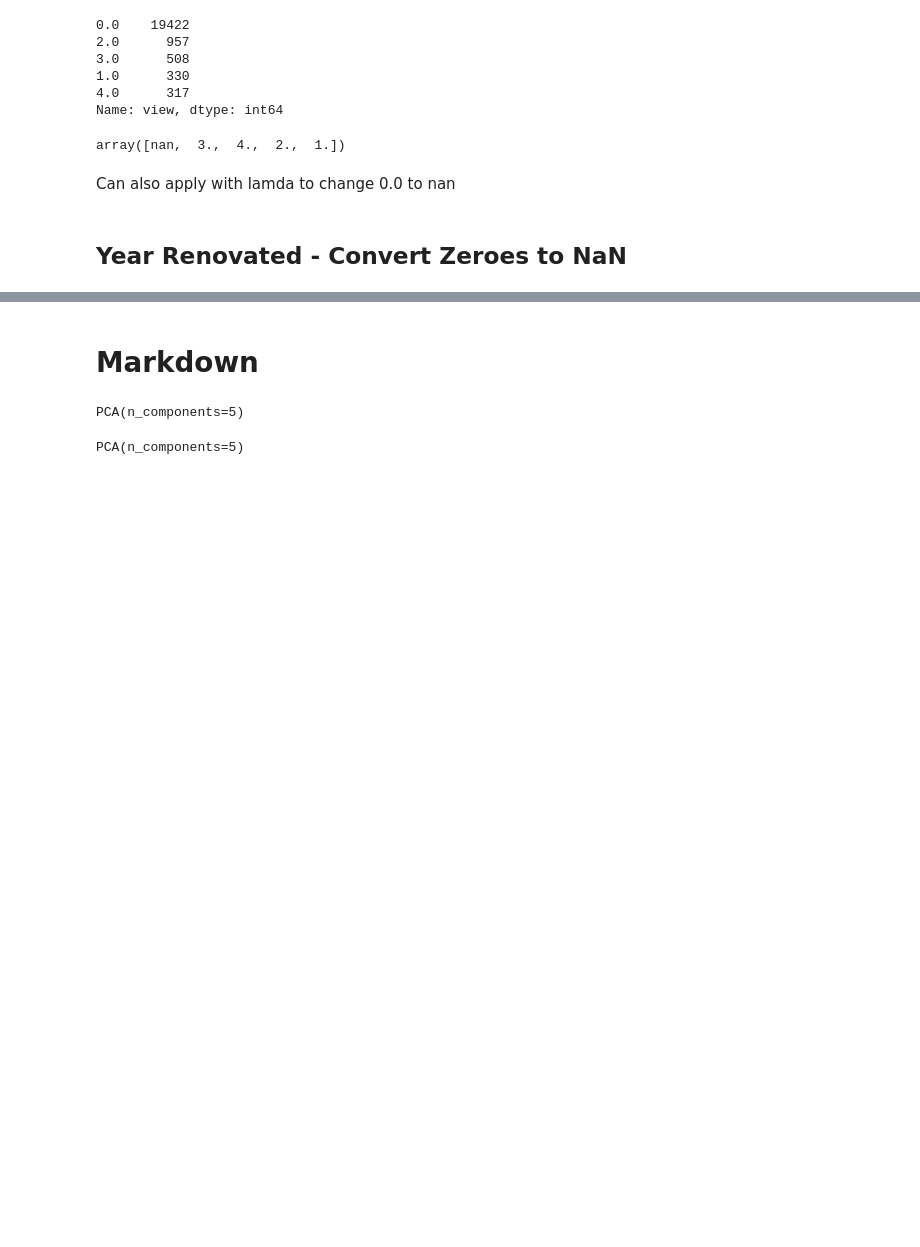
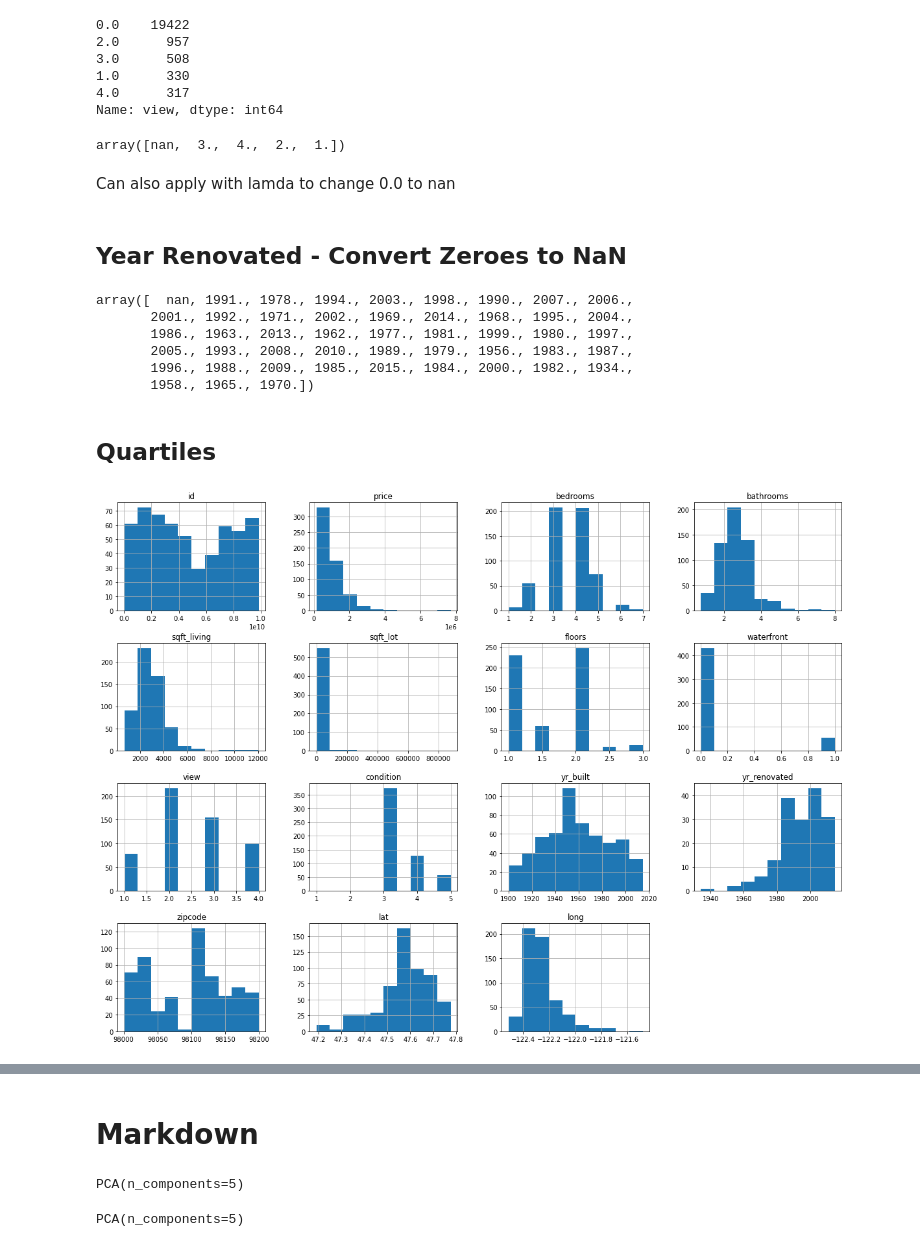
Before and after one commit to mattblasa/King-County-House-Prediction-2021, a Jupyter notebook: KC_EDA.ipynb, the cells around one changed output, grey strips where cells are left out. Saved outputs shown, nothing was run; the diff lists cells and outputs as text; code cells hidden in the pictures; blank space fills up the shorter version.

Commit message:
Quartile Range

```diff
--- a/KC_EDA.ipynb
+++ b/KC_EDA.ipynb
@@ -259,3 +259,21 @@ array([nan,  3.,  4.,  2.,  1.])
 Can also apply with lamda to change 0.0 to nan
 # %% [markdown]
 ## Year Renovated - Convert Zeroes to NaN
+# %%
+df2.loc[df2['yr_renovated'] == 0] = np.nan
+# %%
+df2['yr_renovated'].unique()
+# %% [output]
+array([  nan, 1991., 1978., 1994., 2003., 1998., 1990., 2007., 2006.,
+       2001., 1992., 1971., 2002., 1969., 2014., 1968., 1995., 2004.,
+       1986., 1963., 2013., 1962., 1977., 1981., 1999., 1980., 1997.,
+       2005., 1993., 2008., 2010., 1989., 1979., 1956., 1983., 1987.,
+       1996., 1988., 2009., 1985., 2015., 1984., 2000., 1982., 1934.,
+       1958., 1965., 1970.])
+# %% [markdown]
+## Quartiles
+# %%
+df2.hist(figsize=(20, 15))
+plt.show()
+# %% [output]
+[figure, added]
```
Also changed, not shown: parts of 15 cells of this notebook.
